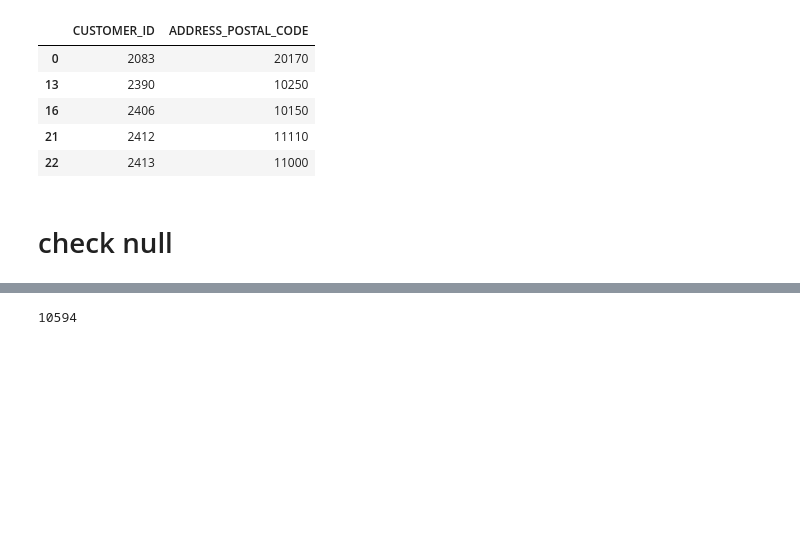
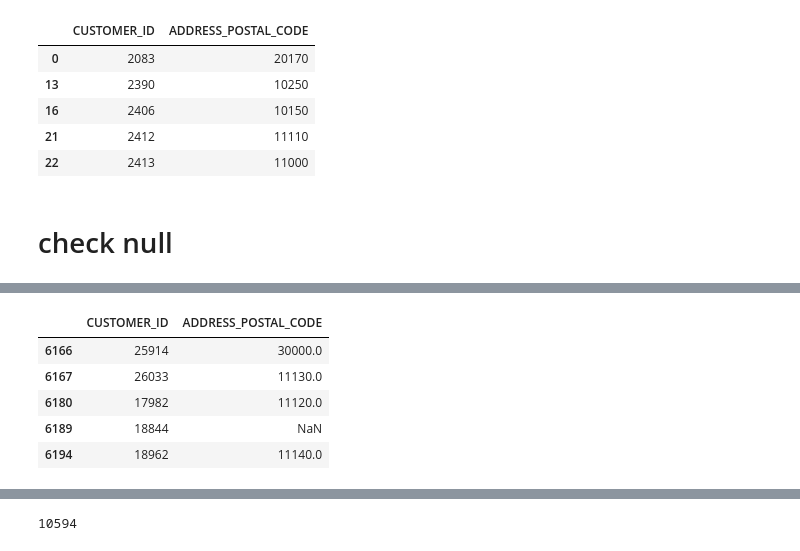
Before and after one commit to Kanbc/recommender-systems, a Jupyter notebook: cleaning/Customer.ipynb, the cells around one changed output, grey strips where cells are left out. Saved outputs shown, nothing was run; the diff lists cells and outputs as text; code cells hidden in the pictures; blank space fills up the shorter version.

```diff
--- a/cleaning/User.ipynb
+++ b/cleaning/Customer.ipynb
@@ -89 +88,10 @@ DATE_OF_BIRTH          False
 dtype: bool
+# %%
+new_users_2.convert_objects(convert_numeric=True)[1615:1620]
+# %% [output]
+|  | CUSTOMER_ID | ADDRESS_POSTAL_CODE |
+| 6166 | 25914 | 30000.0 |
+| 6167 | 26033 | 11130.0 |
+| 6180 | 17982 | 11120.0 |
+| 6189 | 18844 | NaN |
+| 6194 | 18962 | 11140.0 |
```
Also changed, not shown: parts of 22 cells of this notebook, 4 other files.
